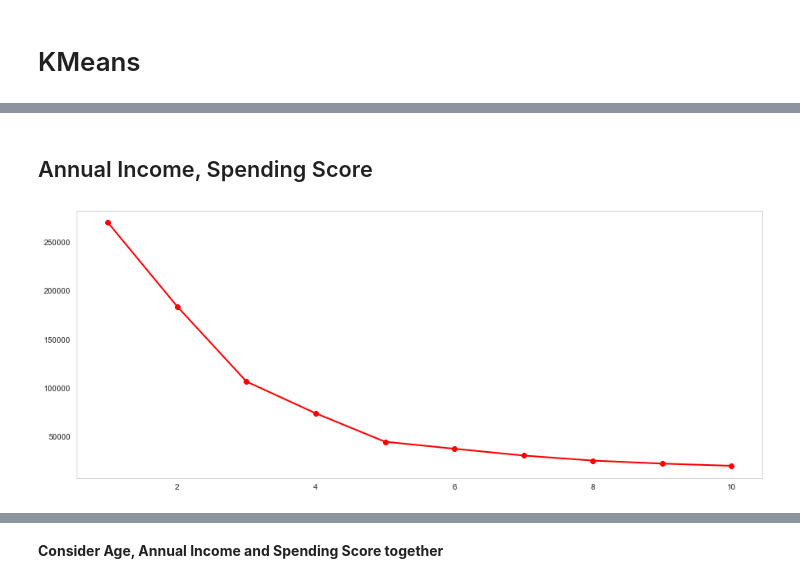
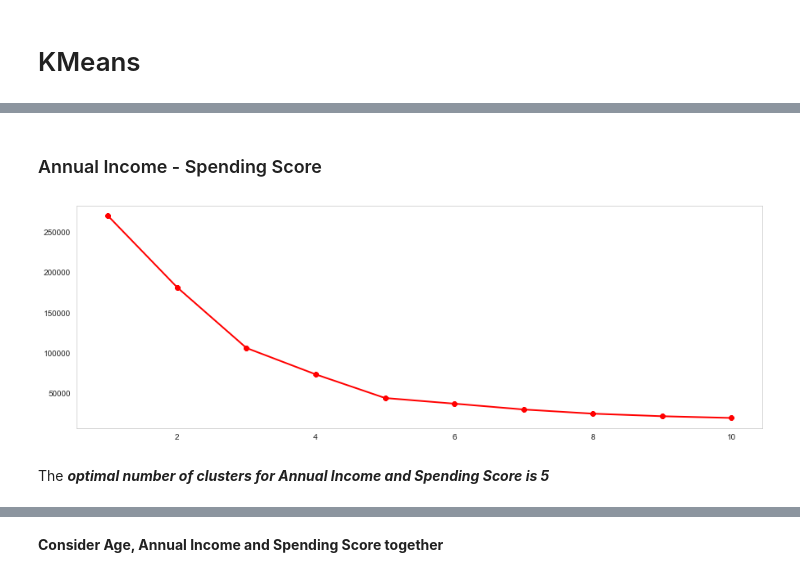
Before and after one commit to mlyngholm/mall, a Jupyter notebook: Customer segmentation.ipynb, the cells around one changed output, grey strips where cells are left out. Saved outputs shown, nothing was run; the diff lists cells and outputs as text; code cells hidden in the pictures.

```diff
--- a/Customer segmentation.ipynb
+++ b/Customer segmentation.ipynb
@@ -257,24 +255,23 @@ plt.show()
 # %% [markdown]
-## Annual Income, Spending Score
+### Annual Income - Spending Score
 # %%
 X2 = df.loc[:, ['Annual Income (k$)', 'Spending Score (1-100)']].values
-
-
-from sklearn.cluster import KMeans
 
 wcss = []
 
 for k in range(1,11):
     kmeans = KMeans(n_clusters=k, init="k-means++")
     kmeans.fit(X2)
     wcss.append(kmeans.inertia_)
-plt.figure(figsize=(15,6))
+plt.figure(figsize=(15,5))
 plt.grid()
 plt.plot(range(1,11),wcss,linewidth=2, color="red", marker="8")
 
 plt.show()
 # %% [output]
-[figure, old version]
+[figure, new version]
+# %% [markdown]
+The ***optimal number of clusters for Annual Income and Spending Score is 5***
 # %%
 kmeans = KMeans(n_clusters=5)
 
```
Also changed, not shown: parts of 32 cells of this notebook.
